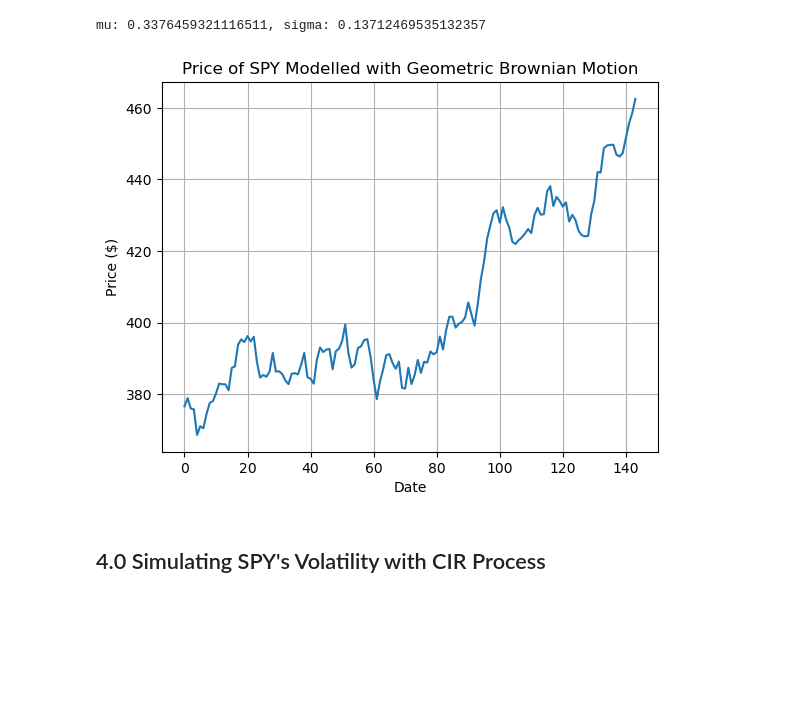
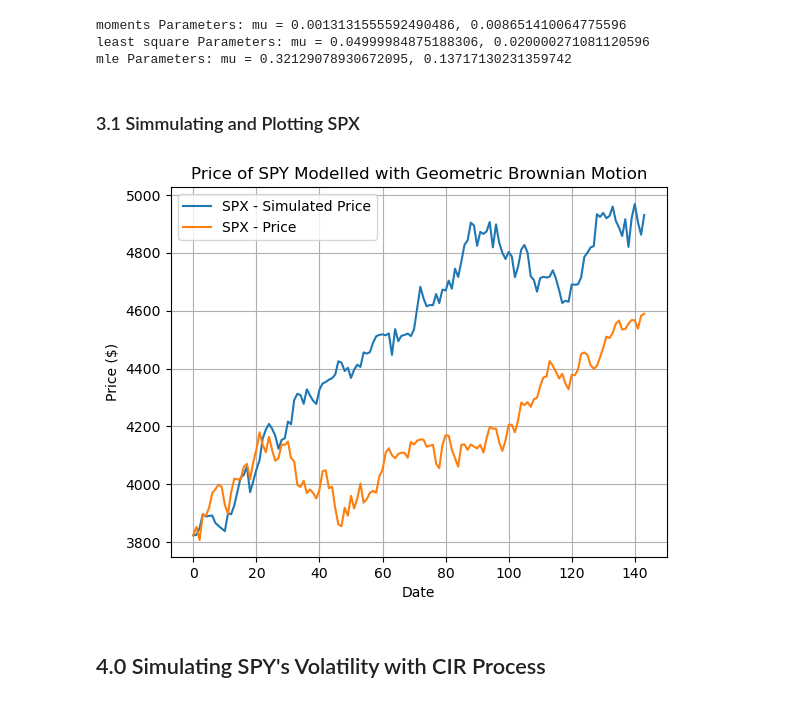
Before and after one commit to Bruce1102/Stochastic-Process-Fitting, a Jupyter notebook: Stochastic_Process_fitting.ipynb, the cells around one changed output. Cells and saved outputs as stored; diff of their text form; code cells hidden in the pictures; blank space fills up the shorter version.

```diff
--- a/Stochastic_Process_fitting.ipynb
+++ b/Stochastic_Process_fitting.ipynb
@@ -22,6 +25,6 @@ from src.data_processing import *
 # %%
 # Define the ticker symbol
-ticker_symbol = "SPY"  # S&P 500's ticker symbol on Yahoo Finance
+ticker_symbol = "^GSPC"  # S&P 500's ticker symbol on Yahoo Finance
 start_date = '2023-01-01'
 end_date = '2023-08-01'
 # Fetch the data
@@ -43,22 +51,37 @@ plt.grid()
+# %%
+# Initialising and fitting model
+spx_process = GBM(initial_price = prices[0], tau = len(prices)/252, n_steps = len(prices))
+
+# Fitting by all different methods
+fitting_methods = ['moments', 'least square', 'mle']
+params = {method: spx_process.fit(prices, method = method) for method in fitting_methods}
+
+for method in fitting_methods:
+    print(f'{method} Parameters: mu = {params[method][0]}, {params[method][1]}')
+# %% [output]
+moments Parameters: mu = 0.0013131555592490486, 0.008651410064775596
+least square Parameters: mu = 0.04999984875188306, 0.020000271081120596
+mle Parameters: mu = 0.32129078930672095, 0.13717130231359742
+# %% [markdown]
+<h3> 3.1 Simmulating and Plotting SPX</h3>
 # %%
-# Initialising and fitting model
-spy_process = GBM(initial_price = prices[0], tau = len(prices)/252, n_steps = len(prices))
-params = spy_process.fit(prices, method = 'mle')
-print(f"mu: {params[0]}, sigma: {params[1]}")
+# least square tends to have the best fitting
+spx_process.fit(prices, method = 'mle')
 
 # Plotting simulated GBM process
-spy_process.simulate()
-spy_simulation = spy_process.get_simulation()
+spx_process.simulate()
+spx_simulation = spx_process.get_simulation()
 
 # Plotting simulation
-plt.plot(spy_simulation)
+plt.plot(spx_simulation, label = 'SPX - Simulated Price')
+plt.plot(prices, label = 'SPX - Price')
+plt.legend()
 plt.xlabel("Date")
 plt.ylabel("Price ($)")
 plt.title("Price of SPY Modelled with Geometric Brownian Motion")
 plt.grid()
 # %% [output]
-mu: 0.3376459321116511, sigma: 0.13712469535132357
-[figure, old version]
+[figure, new version]
 # %% [markdown]
 <h2> 4.0 Simulating SPY's Volatility with CIR Process</h2>
 # %%
```
Also changed, not shown: parts of 14 cells of this notebook, 1 other file.
